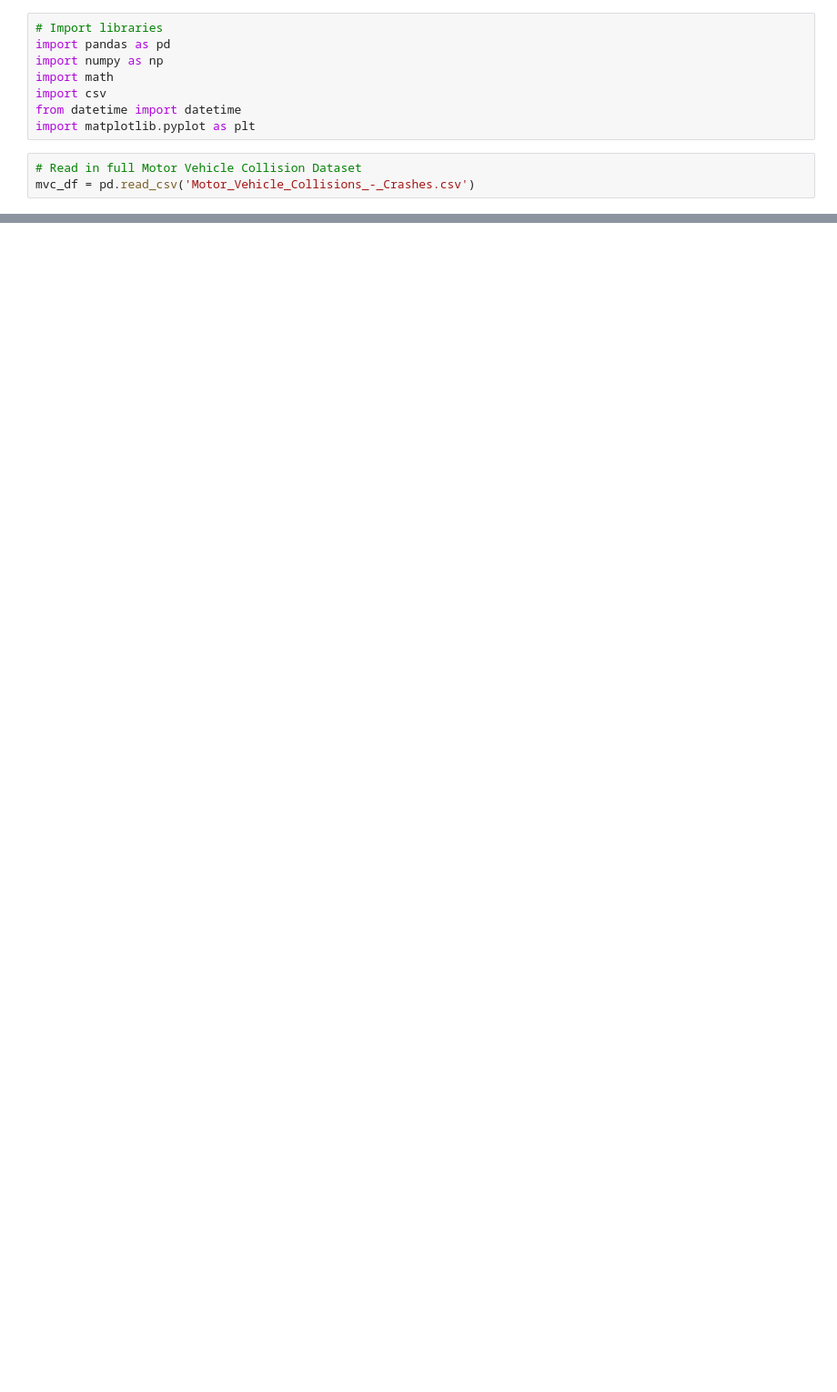
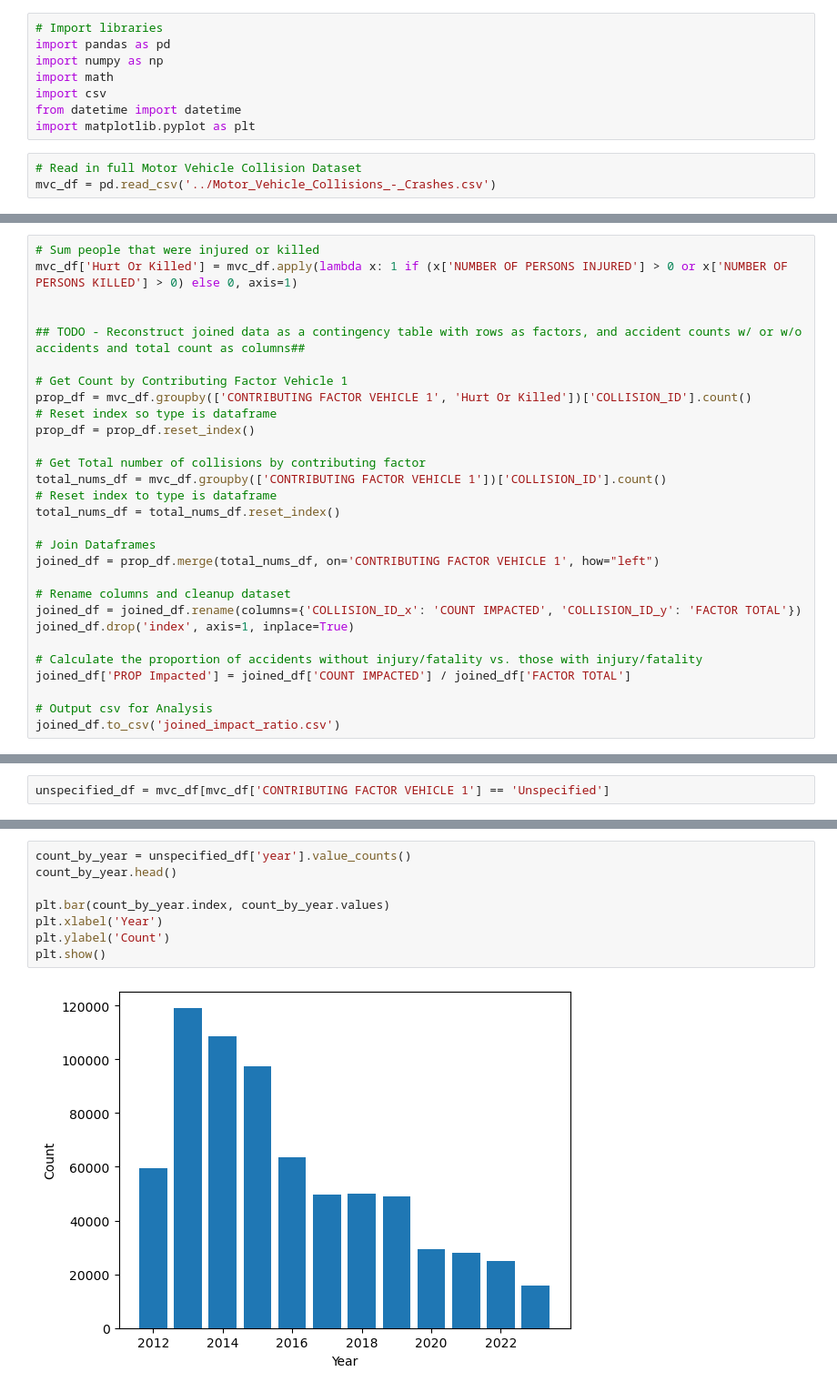
Before and after one commit to NedKost/MS-AAI-500-Team-Project, a Jupyter notebook: Ned/Data Selection and Cleanup.ipynb, the cells around one changed output, grey strips where cells are left out. Shown at 91% size. Saved outputs shown, nothing was run; the diff lists cells and outputs as text; blank space fills up the shorter version.

```diff
--- a/Ned/Data Selection and Cleanup.ipynb
+++ b/Ned/Data Selection and Cleanup.ipynb
@@ -8,4 +8,4 @@ from datetime import datetime
 import matplotlib.pyplot as plt
 # %%
 # Read in full Motor Vehicle Collision Dataset
-mvc_df = pd.read_csv('Motor_Vehicle_Collisions_-_Crashes.csv')
+mvc_df = pd.read_csv('../Motor_Vehicle_Collisions_-_Crashes.csv')
@@ -59,0 +166,29 @@ def find_cause(cause1, cause2, cause3, cause4, cause5):
+# %%
+# Sum people that were injured or killed
+mvc_df['Hurt Or Killed'] = mvc_df.apply(lambda x: 1 if (x['NUMBER OF PERSONS INJURED'] > 0 or x['NUMBER OF PERSONS KILLED'] > 0) else 0, axis=1)
+
+
+## TODO - Reconstruct joined data as a contingency table with rows as factors, and accident counts w/ or w/o accidents and total count as columns##
+
+# Get Count by Contributing Factor Vehicle 1
+prop_df = mvc_df.groupby(['CONTRIBUTING FACTOR VEHICLE 1', 'Hurt Or Killed'])['COLLISION_ID'].count()
+# Reset index so type is dataframe
+prop_df = prop_df.reset_index()
+
+# Get Total number of collisions by contributing factor
+total_nums_df = mvc_df.groupby(['CONTRIBUTING FACTOR VEHICLE 1'])['COLLISION_ID'].count()
+# Reset index to type is dataframe
+total_nums_df = total_nums_df.reset_index()
+
+# Join Dataframes
+joined_df = prop_df.merge(total_nums_df, on='CONTRIBUTING FACTOR VEHICLE 1', how="left")
+
+# Rename columns and cleanup dataset
+joined_df = joined_df.rename(columns={'COLLISION_ID_x': 'COUNT IMPACTED', 'COLLISION_ID_y': 'FACTOR TOTAL'})
+joined_df.drop('index', axis=1, inplace=True)
+
+# Calculate the proportion of accidents without injury/fatality vs. those with injury/fatality
+joined_df['PROP Impacted'] = joined_df['COUNT IMPACTED'] / joined_df['FACTOR TOTAL']
+
+# Output csv for Analysis
+joined_df.to_csv('joined_impact_ratio.csv')
@@ -59,0 +208,2 @@ def find_cause(cause1, cause2, cause3, cause4, cause5):
+# %%
+unspecified_df = mvc_df[mvc_df['CONTRIBUTING FACTOR VEHICLE 1'] == 'Unspecified']
@@ -59,0 +222,10 @@ def find_cause(cause1, cause2, cause3, cause4, cause5):
+# %%
+count_by_year = unspecified_df['year'].value_counts()
+count_by_year.head()
+
+plt.bar(count_by_year.index, count_by_year.values)
+plt.xlabel('Year')
+plt.ylabel('Count')
+plt.show()
+# %% [output]
+[figure, added]
```
Also changed, not shown: parts of 18 cells of this notebook, 4 other files.
